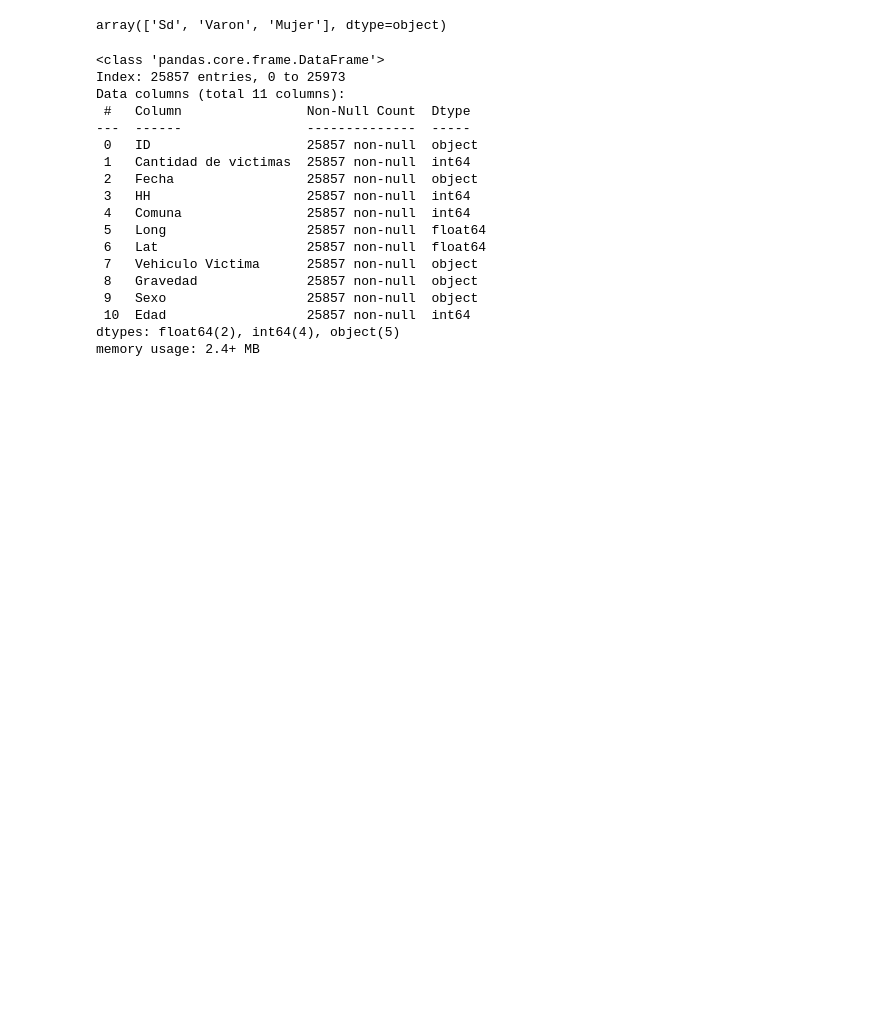
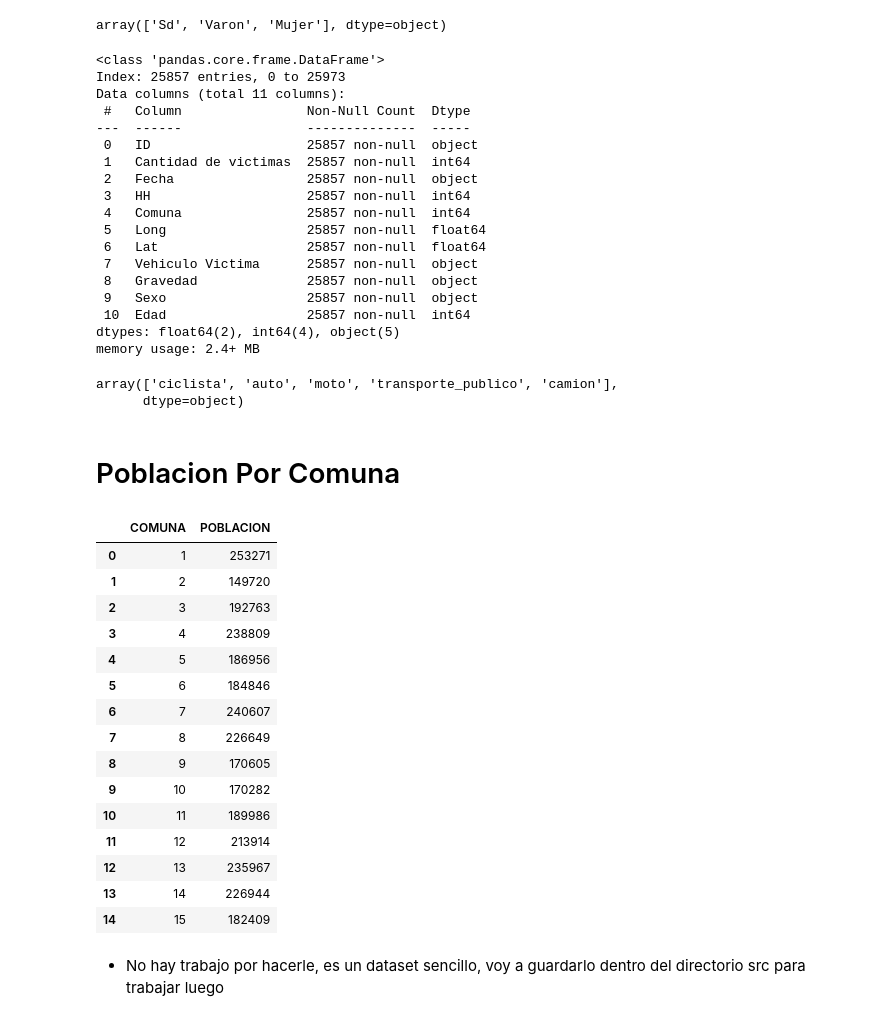
Before and after one commit to Joaqrz/Proyecto-Individual-2, a Jupyter notebook: EDA.ipynb, the cells around one changed output. Drawn from its saved outputs; the diff is of its cells as text; code cells hidden in the pictures; blank space fills up the shorter version.

```diff
--- a/EDA.ipynb
+++ b/EDA.ipynb
@@ -435,4 +435,10 @@ Data columns (total 11 columns):
  10  Edad                  25857 non-null  int64
 dtypes: float64(2), int64(4), object(5)
 memory usage: 2.4+ MB
+# %%
+vehiculos = lesiones['Vehiculo Victima'].unique()
+vehiculos
+# %% [output]
+array(['ciclista', 'auto', 'moto', 'transporte_publico', 'camion'],
+      dtype=object)
 # %%
@@ -439,0 +446,24 @@ lesiones.to_csv('src/No_fatales.csv')
+# %% [markdown]
+# Poblacion Por Comuna
+# %%
+Poblacion = pd.DataFrame(pd.read_csv('pob_comunas_17.csv'))
+Poblacion.head(15)
+# %% [output]
+|  | COMUNA | POBLACION |
+| 0 | 1 | 253271 |
+| 1 | 2 | 149720 |
+| 2 | 3 | 192763 |
+| 3 | 4 | 238809 |
+| 4 | 5 | 186956 |
+| 5 | 6 | 184846 |
+| 6 | 7 | 240607 |
+| 7 | 8 | 226649 |
+| 8 | 9 | 170605 |
+| 9 | 10 | 170282 |
+| 10 | 11 | 189986 |
+| 11 | 12 | 213914 |
+| 12 | 13 | 235967 |
+| 13 | 14 | 226944 |
+| 14 | 15 | 182409 |
+# %% [markdown]
+* No hay trabajo por hacerle, es un dataset sencillo, voy a guardarlo dentro del directorio src para trabajar luego
```
Also changed, not shown: parts of 2 cells of this notebook, 19 other files.
